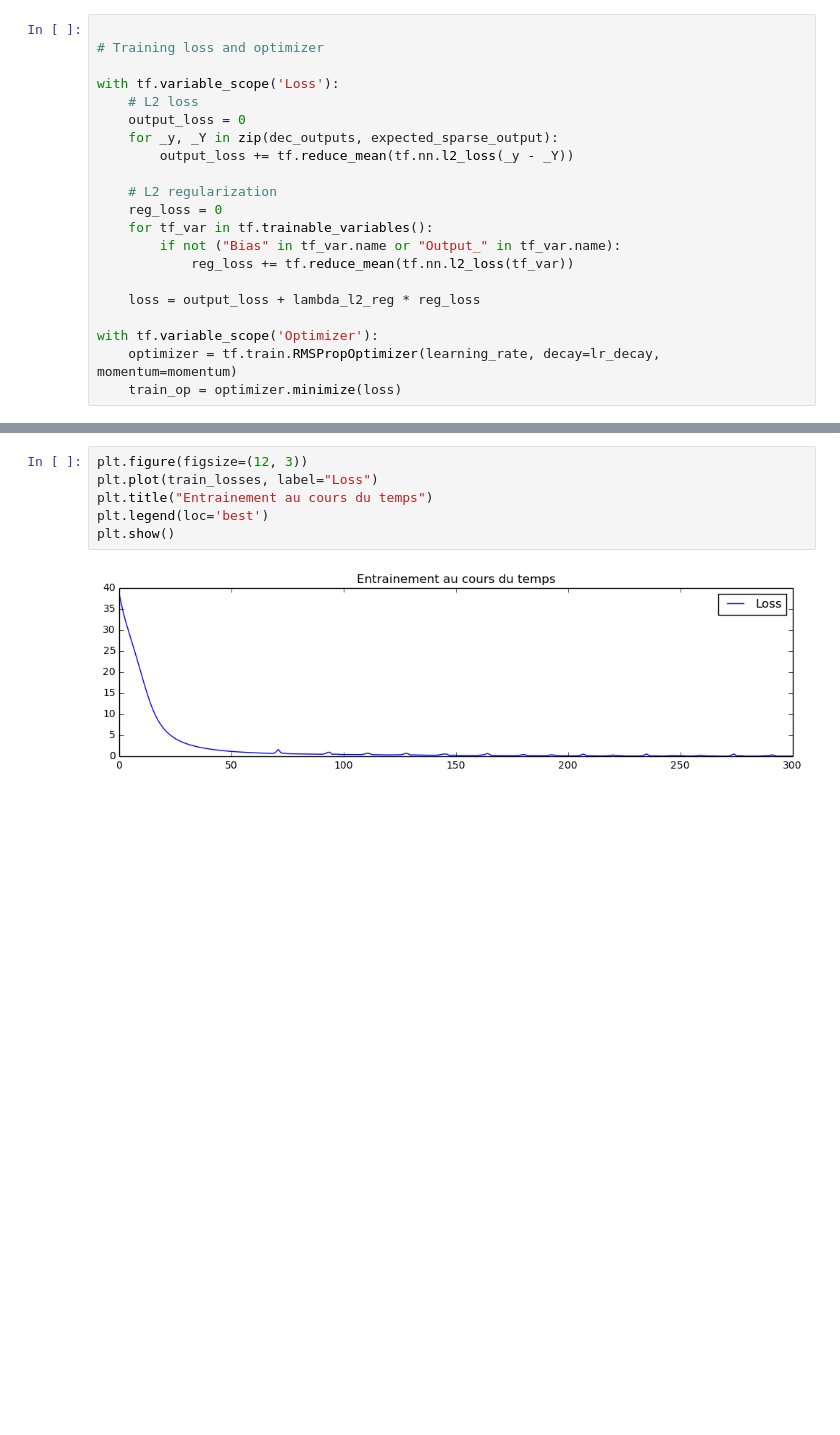
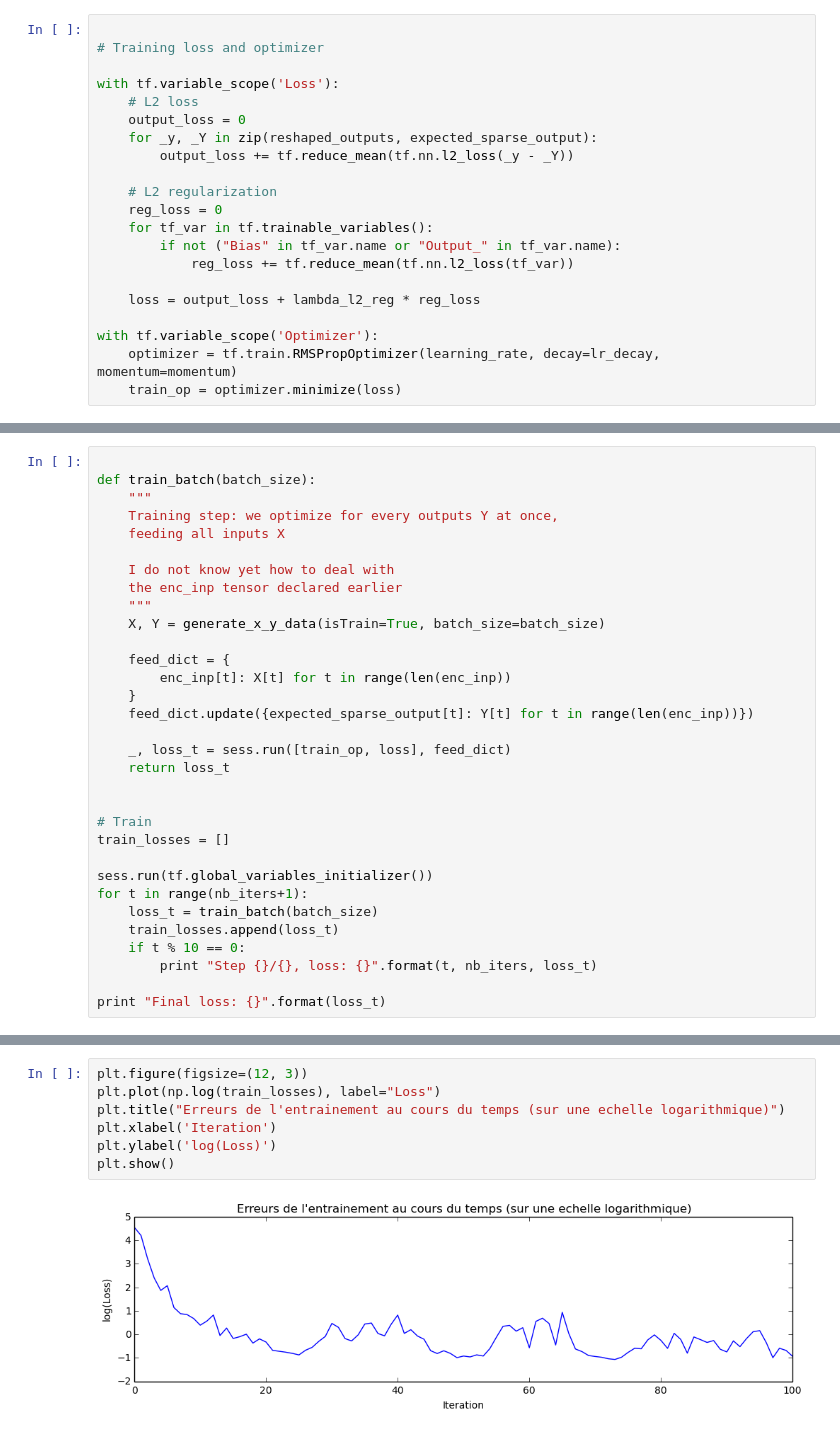
Before and after one commit to guillaume-chevalier/seq2seq-signal-prediction, a Jupyter notebook: TF seq2seq.ipynb, the cells around one changed output, grey strips where cells are left out. Saved outputs shown, nothing was run; the diff lists cells and outputs as text; blank space fills up the shorter version.

```diff
--- a/TF seq2seq.ipynb
+++ b/TF seq2seq.ipynb
@@ -86,7 +160,7 @@ with tf.variable_scope('Seq2seq'):
 with tf.variable_scope('Loss'):
     # L2 loss
     output_loss = 0
-    for _y, _Y in zip(dec_outputs, expected_sparse_output):
+    for _y, _Y in zip(reshaped_outputs, expected_sparse_output):
         output_loss += tf.reduce_mean(tf.nn.l2_loss(_y - _Y))
 
     # L2 regularization
@@ -185,0 +177,32 @@ Final loss: 0.140268117189
+# %%
+
+def train_batch(batch_size):
+    """
+    Training step: we optimize for every outputs Y at once,
+    feeding all inputs X
+
+    I do not know yet how to deal with
+    the enc_inp tensor declared earlier
+    """
+    X, Y = generate_x_y_data(isTrain=True, batch_size=batch_size)
+
+    feed_dict = {
+        enc_inp[t]: X[t] for t in range(len(enc_inp))
+    }
+    feed_dict.update({expected_sparse_output[t]: Y[t] for t in range(len(enc_inp))})
+
+    _, loss_t = sess.run([train_op, loss], feed_dict)
+    return loss_t
+
+
+# Train
+train_losses = []
+
+sess.run(tf.global_variables_initializer())
+for t in range(nb_iters+1):
+    loss_t = train_batch(batch_size)
+    train_losses.append(loss_t)
+    if t % 10 == 0:
+        print "Step {}/{}, loss: {}".format(t, nb_iters, loss_t)
+
+print "Final loss: {}".format(loss_t)
@@ -186,9 +222,10 @@ Final loss: 0.140268117189
 # %%
 plt.figure(figsize=(12, 3))
-plt.plot(train_losses, label="Loss")
-plt.title("Entrainement au cours du temps")
-plt.legend(loc='best')
+plt.plot(np.log(train_losses), label="Loss")
+plt.title("Erreurs de l'entrainement au cours du temps (sur une echelle logarithmique)")
+plt.xlabel('Iteration')
+plt.ylabel('log(Loss)')
 plt.show()
 # %% [output]
-[figure, old version]
+[figure, new version]
 # %%
```
Also changed, not shown: parts of 15 cells of this notebook, 1 other file.
